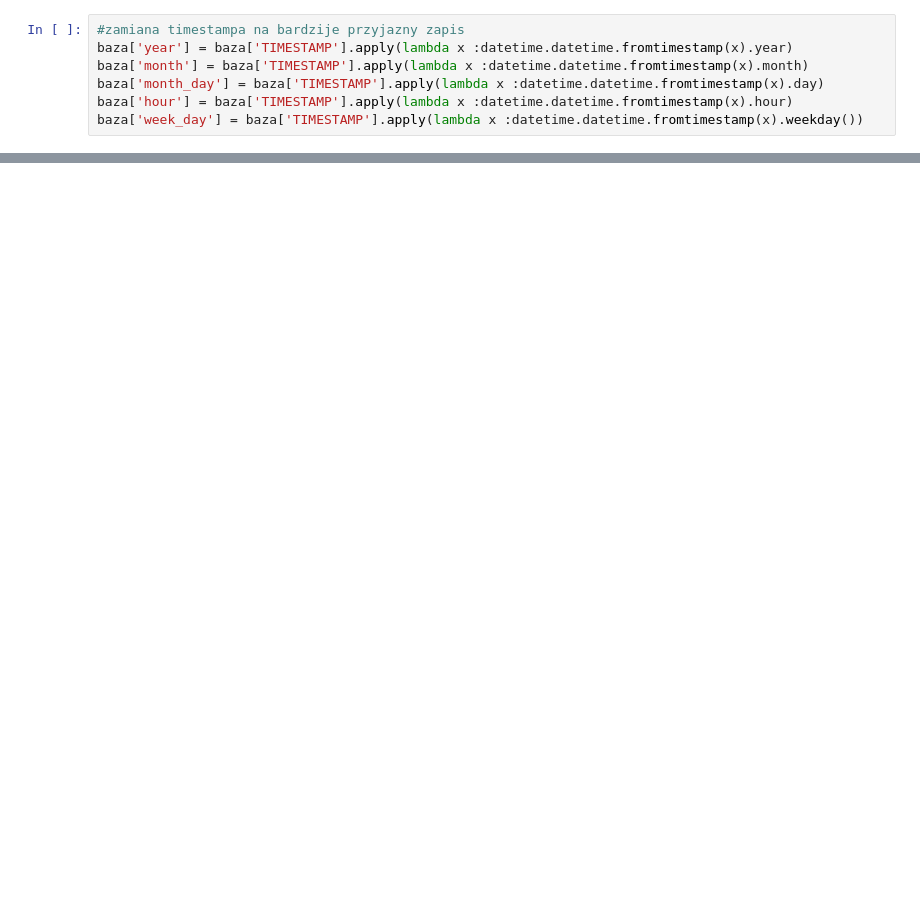
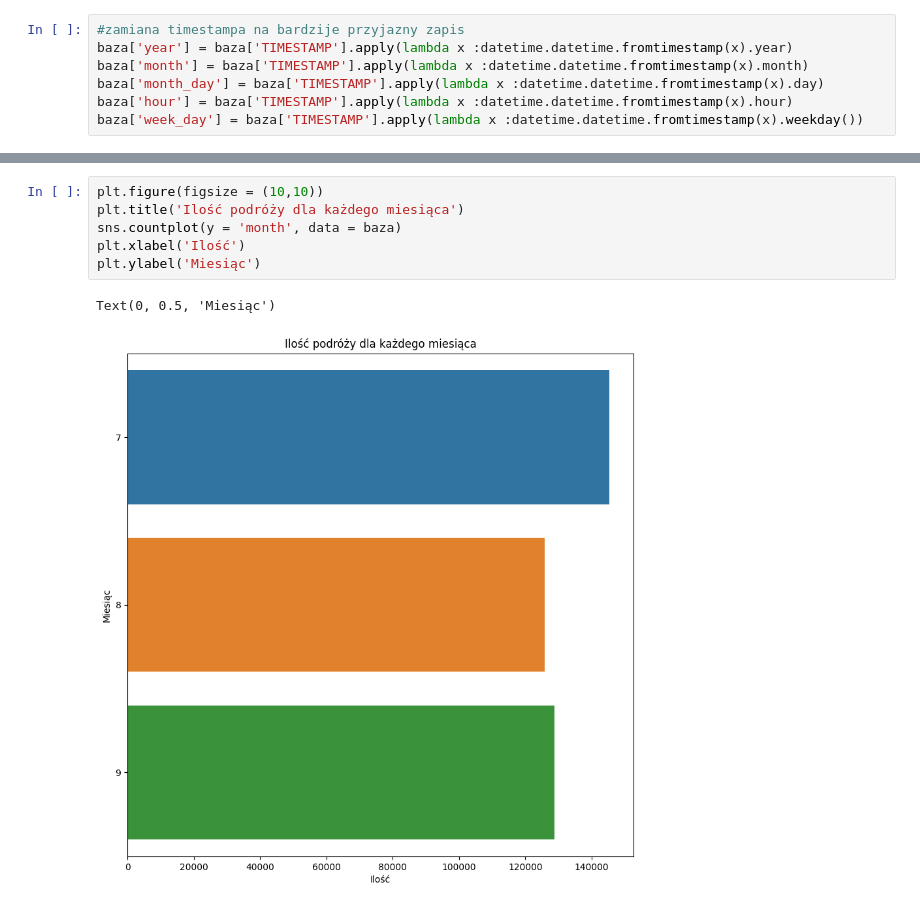
Before and after one commit to Pawel-Wojc/taxi_trip_prediction, a Jupyter notebook: Projekt.ipynb, the cells around one changed output, grey strips where cells are left out. Drawn from its saved outputs; the diff is of its cells as text; blank space fills up the shorter version.

```diff
--- a/Projekt.ipynb
+++ b/Projekt.ipynb
@@ -85,0 +106,9 @@ baza[-5:] # ostatnie 5 rekordów
+# %%
+plt.figure(figsize = (10,10))
+plt.title('Ilość podróży dla każdego miesiąca')
+sns.countplot(y = 'month', data = baza)
+plt.xlabel('Ilość')
+plt.ylabel('Miesiąc')
+# %% [output]
+Text(0, 0.5, 'Miesiąc')
+[figure, added]
```
Also changed, not shown: parts of 23 cells of this notebook.
